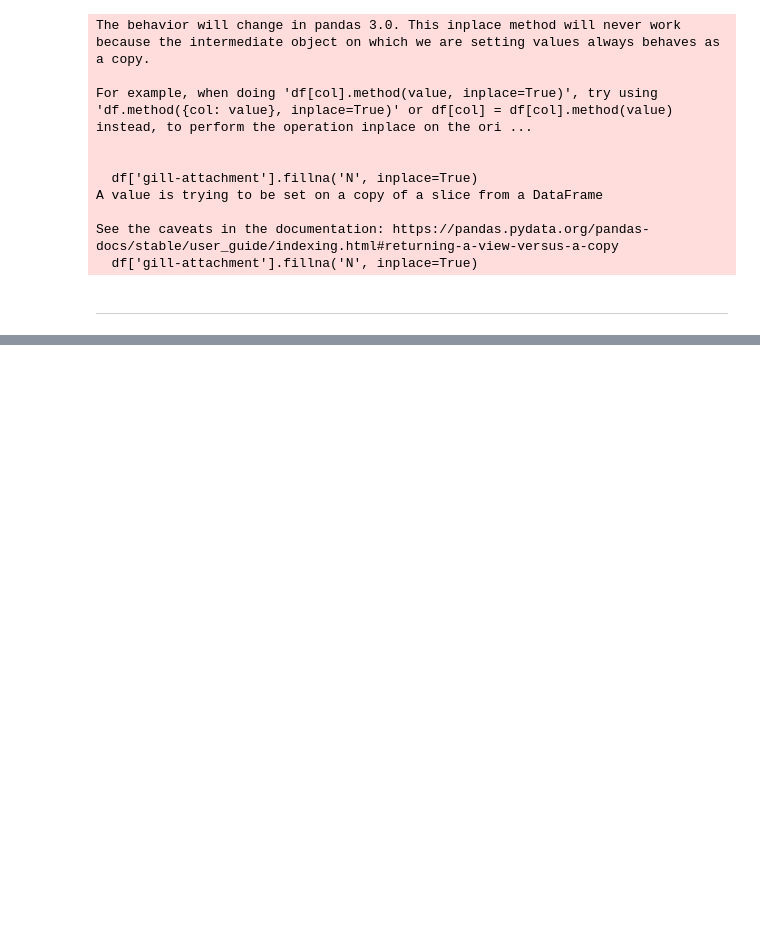
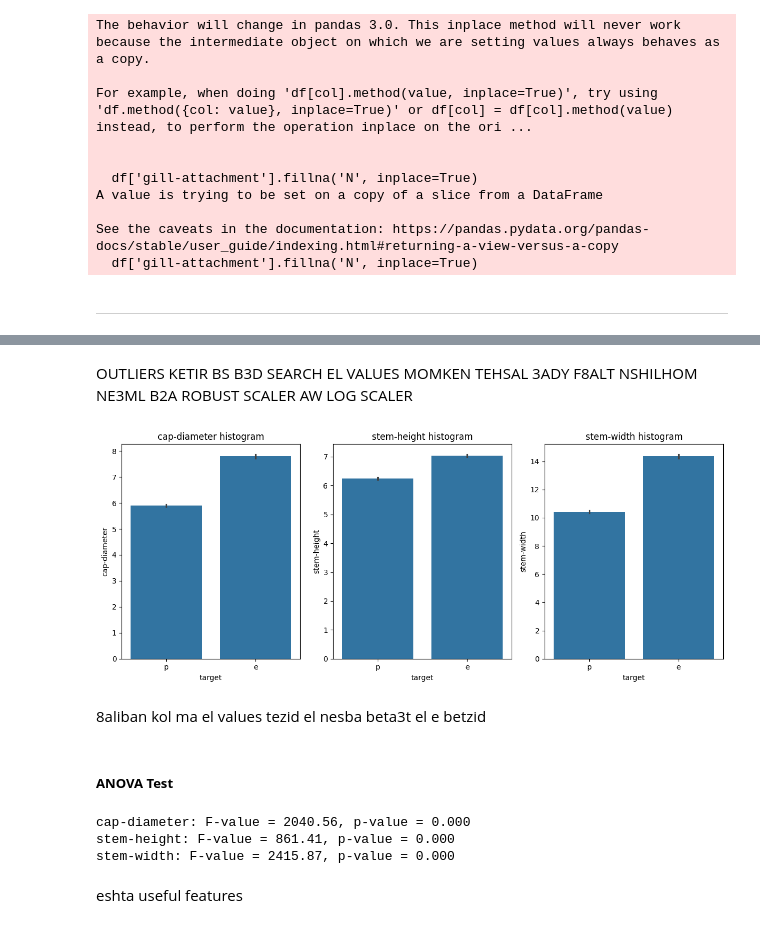
Before and after one commit to Abdallahyasser14/Mushroom-Dataset-Analysis-and-Classification, a Jupyter notebook: Mushroom.ipynb, the cells around one changed output, grey strips where cells are left out. Cells and saved outputs as stored; diff of their text form; code cells hidden in the pictures; blank space fills up the shorter version.

Commit message:
Explore correlations between numerical features and the target

```diff
--- a/Mushroom.ipynb
+++ b/Mushroom.ipynb
@@ -561,0 +579,38 @@ See the caveats in the documentation: https://pandas.pydata.org/pandas-docs/stab
+# %% [markdown]
+OUTLIERS KETIR BS B3D SEARCH EL VALUES MOMKEN TEHSAL 3ADY F8ALT NSHILHOM NE3ML B2A ROBUST SCALER AW LOG SCALER
+# %%
+features = ['cap-diameter', 'stem-height', 'stem-width']
+i=0
+plt.figure(figsize=(12, 5))
+
+for bf in features:
+            plt.subplot(1, 3, i+1)
+            sns.barplot(y=bf,x='target', data=df)
+            plt.title(f'{bf} histogram')
+            i+=1
+plt.tight_layout()
+plt.show()
+# %% [output]
+[figure, added]
+# %% [markdown]
+8aliban kol ma el values tezid el nesba beta3t el e betzid
+# %% [markdown]
+##### **ANOVA Test**
+# %%
+from sklearn.feature_selection import f_classif
+features = ['cap-diameter', 'stem-height', 'stem-width']
+X = df[features]
+y = df['target']
+
+# Step 2: Apply ANOVA (f_classif) to test significance of features
+F_values, p_values = f_classif(X, y)
+
+# Step 3: Display results
+for i, feature in enumerate(features):
+    print(f"{feature}: F-value = {F_values[i]:.2f}, p-value = {p_values[i]:.3f}")
+# %% [output]
+cap-diameter: F-value = 2040.56, p-value = 0.000
+stem-height: F-value = 861.41, p-value = 0.000
+stem-width: F-value = 2415.87, p-value = 0.000
+# %% [markdown]
+eshta useful features
```
Also changed, not shown: parts of 16 cells of this notebook.
